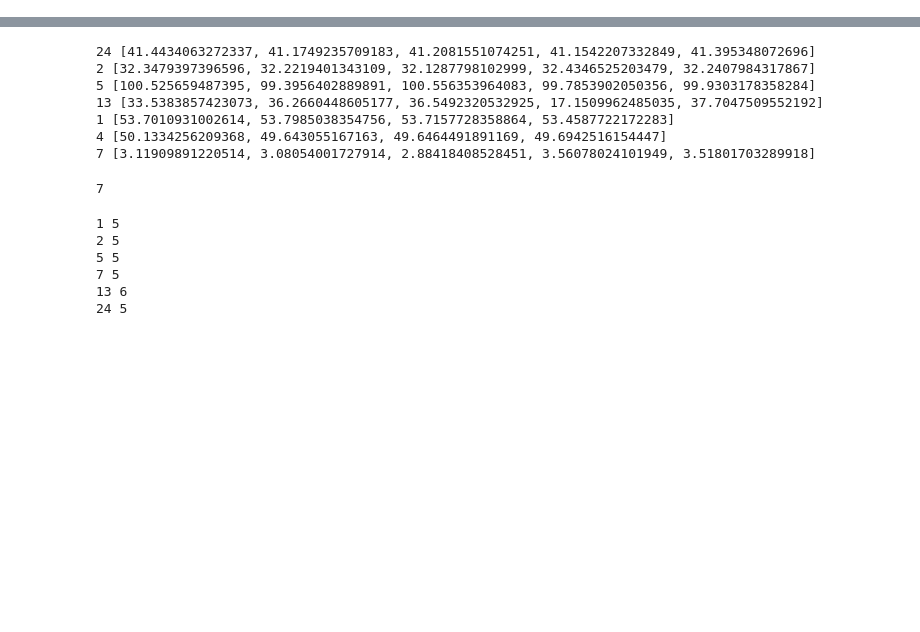
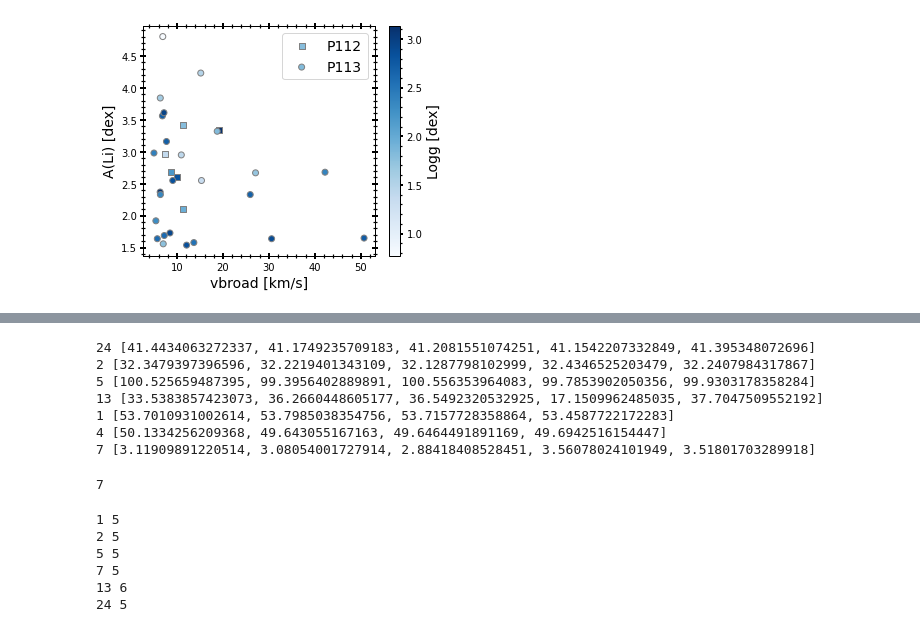
Before and after one commit to MaryumSayeed/ESPRESSO, a Jupyter notebook: scripts/rv_program.ipynb, the cells around one changed output, grey strips where cells are left out. Drawn from its saved outputs; the diff is of its cells as text; code cells hidden in the pictures; blank space fills up the shorter version.

```diff
--- a/scripts/rv_program.ipynb
+++ b/scripts/rv_program.ipynb
@@ -17,3 +20,20 @@ vlt = EarthLocation.of_site('paranal')  # the easiest way... but requires intern
 # %%
 files_p112 = glob.glob('../data/P112_data/*.fits')
 files_p113 = glob.glob('../data/P113_data/*.fits')
+# %%
+def get_galah():
+    galah =(Table.read('../../lithium/data/GALAH_DR3_main_allstar_v2.fits',format='fits'))#.to_pandas()
+
+    dr2_ids = np.array(galah['dr2_source_id']).astype('str')
+    dr3_ids = np.array(galah['dr3_source_id']).astype('str')
+
+    galah.remove_column('dr2_source_id')
+    galah.remove_column('dr3_source_id')
+    galah = galah.to_pandas()
+
+    galah.insert(2, 'dr2_source_id', dr2_ids)
+    galah.insert(3, 'dr3_source_id', dr3_ids)
+
+    galah['ph_qual_wise']=galah['ph_qual_wise'].str.decode("utf-8")
+    return galah
+galah=get_galah()
@@ -19,0 +98,15 @@ files_p113 = glob.glob('../data/P113_data/*.fits')
+# %%
+cmap = 'Blues'
+vmin = np.min([np.min(p112_galah.logg), np.min(p113_galah.logg)])
+vmax = np.max([np.max(p112_galah.logg), np.max(p113_galah.logg)])
+plt.figure(figsize=(5,4))
+plt.scatter(p112_galah.vbroad, p112_galah.Li_val, marker='s', c=p112_galah.logg, vmin=vmin, vmax=vmax, label='P112', cmap=cmap, ec='grey')
+plt.scatter(p113_galah.vbroad, p113_galah.Li_val, marker='o', c=p113_galah.logg, vmin=vmin, vmax=vmax, label='P113', cmap=cmap, ec='grey')
+plt.xlabel('vbroad [km/s]')
+plt.ylabel('A(Li) [dex]')
+plt.colorbar(label='Logg [dex]')
+plt.legend()
+plt.tight_layout()
+#plt.savefig('../plots/ali_vbr.png',bbox_inches='tight',dpi=150)
+# %% [output]
+[figure, added]
```
Also changed, not shown: parts of 16 cells of this notebook, 1 other file.
